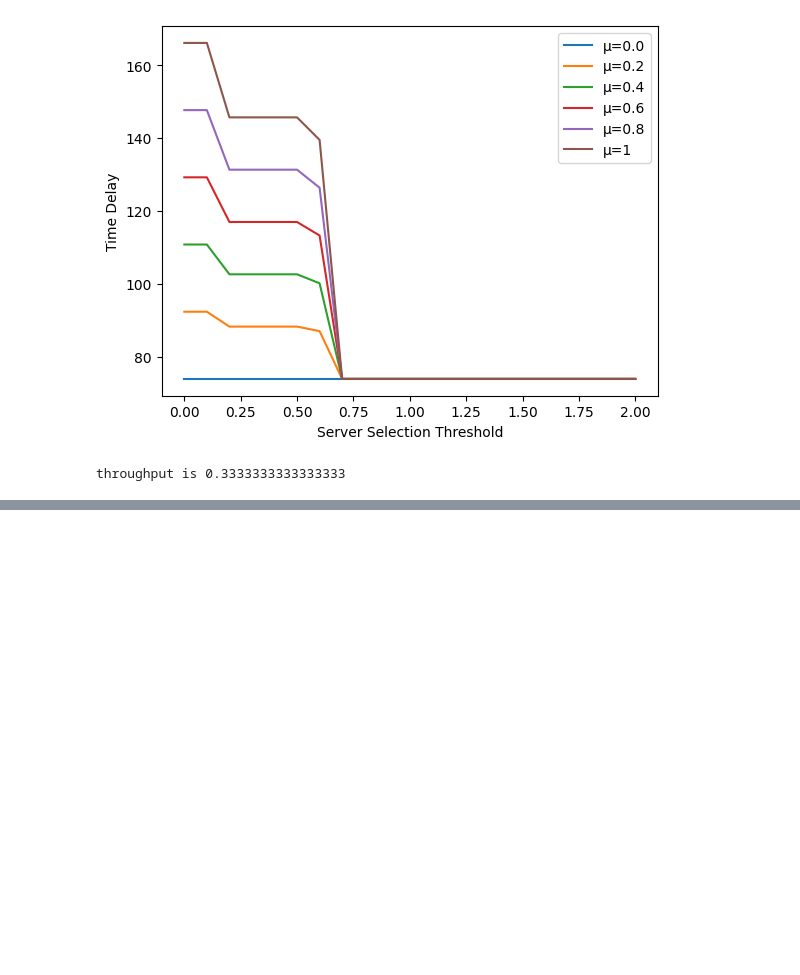
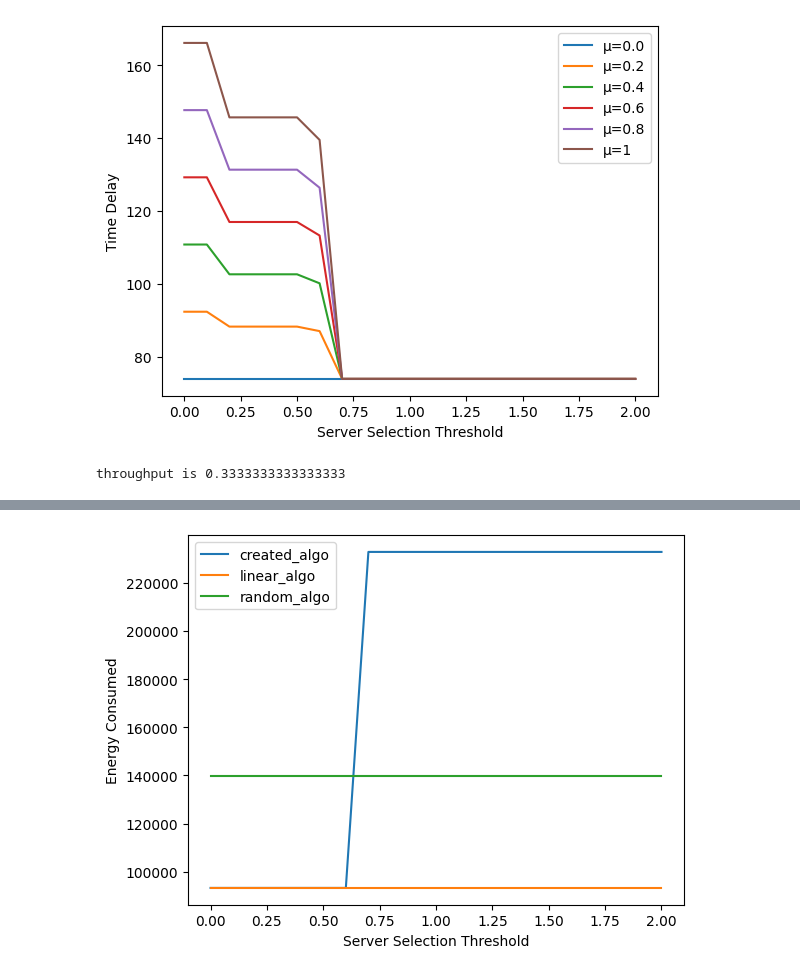
Before and after one commit to Zaid944/Task_Offloading, a Jupyter notebook: BTP.ipynb, the cells around one changed output, grey strips where cells are left out. Drawn from its saved outputs; the diff is of its cells as text; code cells hidden in the pictures; blank space fills up the shorter version.

Commit message:
comparison with other algos

```diff
--- a/BTP.ipynb
+++ b/BTP.ipynb
@@ -43,3 +44,10 @@ import numpy as np
+# %%
+created_algo_energy = []
+created_algo_time = []
+linear_algo_energy = []
+linear_algo_time = []
+random_algo_time = []
+random_algo_energy = []
 # %%
 threshold = np.arange(0.0, 2.1, 0.1)
 offloading_factor_array = [0.0,0.2,0.4,0.6,0.8,1]
@@ -48,19 +56,19 @@ sum = 0
 print(threshold)
 energy_array = []
 time_array = []
+# edge server selection
+computing_power = [10, 14, 23, 45, 55, 21] # CPU cycles/sec
+edge_server_x_coordinate = [92, 23, 22, 45, 52, 62]
+edge_server_y_coordinate = [10, 9, 22, 30, 10, 20]
+mobile_device_x_coordinate = [2, 3, 3, 11]
+mobile_device_y_coordinate = [20, 29, 29, 28]
+# server_selection_threshold = 0.6
+number_of_mobile_devices = 4
+number_of_edge_servers = 6
 for offloading_factor_value in offloading_factor_array:
   energy = []
   time = []
   for server_selection_threshold in threshold:
-    # edge server selection
-    computing_power = [10, 14, 23, 45, 55, 21] # CPU cycles/sec
-    edge_server_x_coordinate = [92, 23, 22, 45, 52, 62]
-    edge_server_y_coordinate = [10, 9, 22, 30, 10, 20]
-    mobile_device_x_coordinate = [2, 3, 3, 11]
-    mobile_device_y_coordinate = [20, 29, 29, 28]
-    # server_selection_threshold = 0.6
-    number_of_mobile_devices = 4
-    number_of_edge_servers = 6
     possible_configuration = []
     for i in range(0, number_of_mobile_devices):
       possible_edge_servers = []
@@ -177,6 +185,9 @@ for offloading_factor_value in offloading_factor_array:
 
   energy_array.append(energy)
   time_array.append(time)
+  if offloading_factor_value == 0.6:
+    created_algo_energy = energy
+    created_algo_time = time
 # %% [output]
 [0.  0.1 0.2 0.3 0.4 0.5 0.6 0.7 0.8 0.9 1.  1.1 1.2 1.3 1.4 1.5 1.6 1.7
  1.8 1.9 2. ]
@@ -225,0 +395,10 @@ throughput is 0.3333333333333333
+# %%
+plt.plot(threshold, created_algo_energy, label = "created_algo")
+plt.plot(threshold, linear_algo_energy, label = "linear_algo")
+plt.plot(threshold, random_algo_energy, label = "random_algo")
+plt.xlabel('Server Selection Threshold')
+plt.ylabel('Energy Consumed')
+plt.legend(ncol = 1)
+plt.show()
+# %% [output]
+[figure, added]
```
Also changed, not shown: parts of 4 cells of this notebook.
